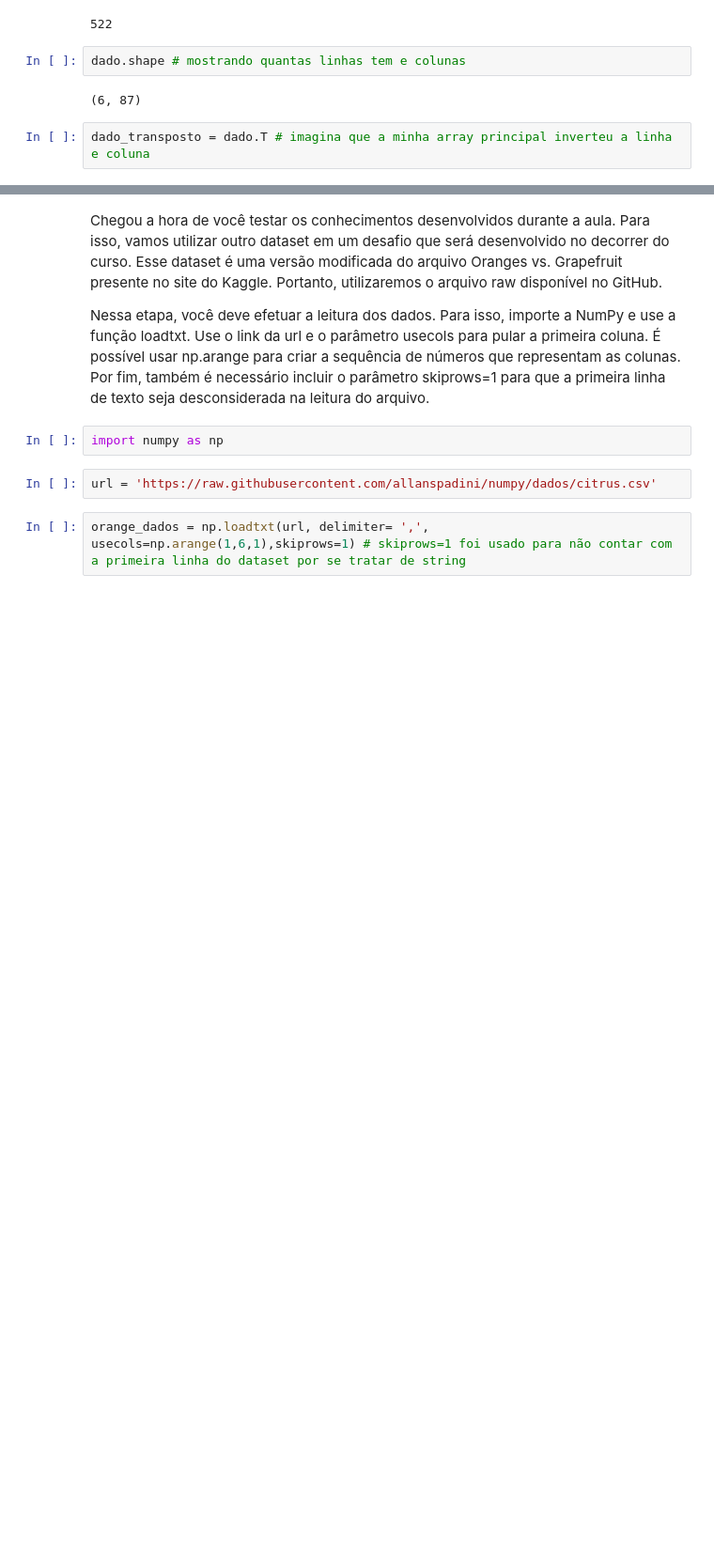
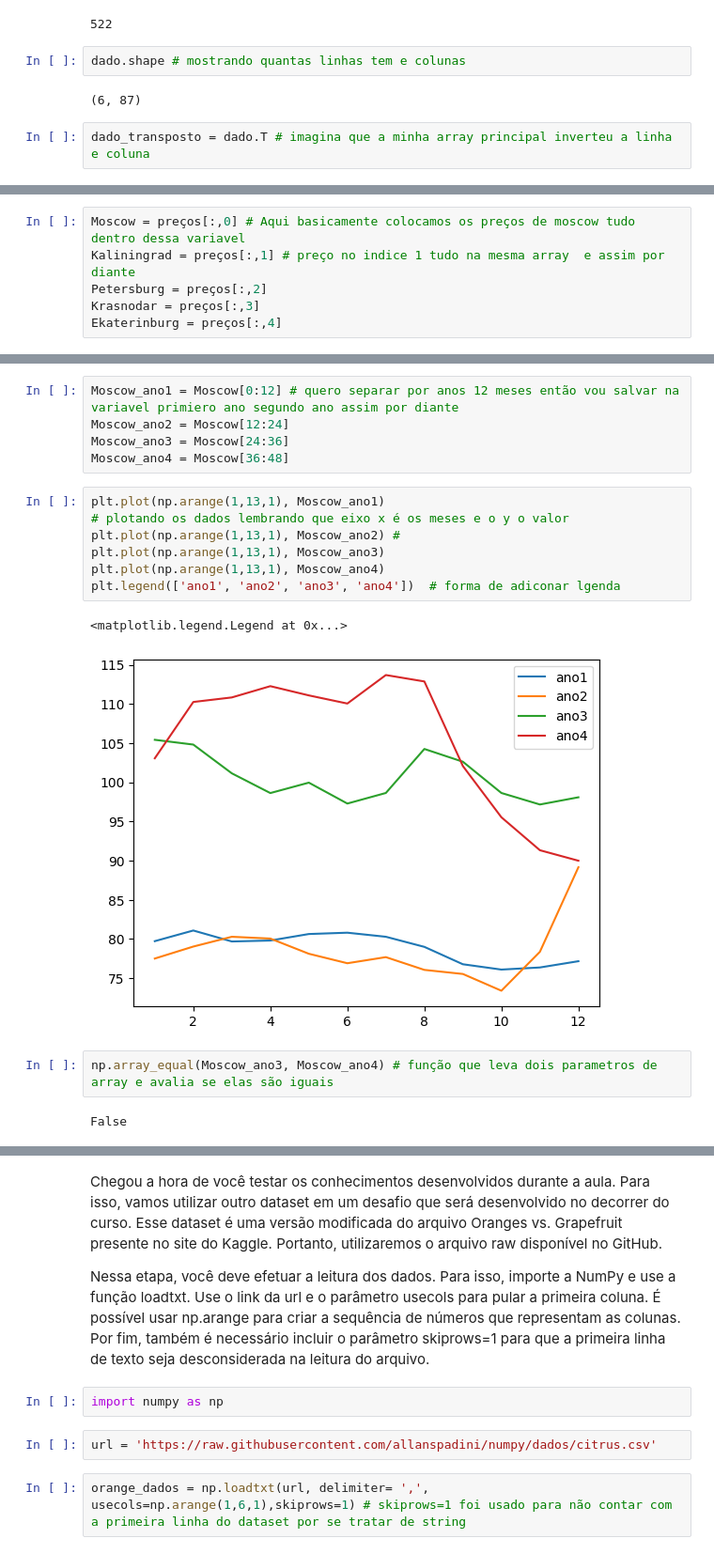
Before and after one commit to felipesayegg/Python-para-Data-Science, a Jupyter notebook: Numpy_curso.ipynb, the cells around one changed output, grey strips where cells are left out. Shown at 94% size. Saved outputs shown, nothing was run; the diff lists cells and outputs as text; blank space fills up the shorter version.

```diff
--- a/Numpy_curso.ipynb
+++ b/Numpy_curso.ipynb
@@ -155,0 +165,6 @@ array([[ 79.72,  42.67,  62.55,  48.26,  71.25],
+# %%
+Moscow = preços[:,0] # Aqui basicamente colocamos os preços de moscow tudo dentro dessa variavel
+Kaliningrad = preços[:,1] # preço no indice 1 tudo na mesma array  e assim por diante
+Petersburg = preços[:,2]
+Krasnodar = preços[:,3]
+Ekaterinburg = preços[:,4]
@@ -155,0 +189,19 @@ array([[ 79.72,  42.67,  62.55,  48.26,  71.25],
+# %%
+Moscow_ano1 = Moscow[0:12] # quero separar por anos 12 meses então vou salvar na variavel primiero ano segundo ano assim por diante
+Moscow_ano2 = Moscow[12:24]
+Moscow_ano3 = Moscow[24:36]
+Moscow_ano4 = Moscow[36:48]
+# %%
+plt.plot(np.arange(1,13,1), Moscow_ano1)
+# plotando os dados lembrando que eixo x é os meses e o y o valor
+plt.plot(np.arange(1,13,1), Moscow_ano2) #
+plt.plot(np.arange(1,13,1), Moscow_ano3)
+plt.plot(np.arange(1,13,1), Moscow_ano4)
+plt.legend(['ano1', 'ano2', 'ano3', 'ano4'])  # forma de adiconar lgenda
+# %% [output]
+<matplotlib.legend.Legend at 0x...>
+[figure, added]
+# %%
+np.array_equal(Moscow_ano3, Moscow_ano4) # função que leva dois parametros de array e avalia se elas são iguais
+# %% [output]
+False
```
Also changed, not shown: parts of 50 cells of this notebook.
